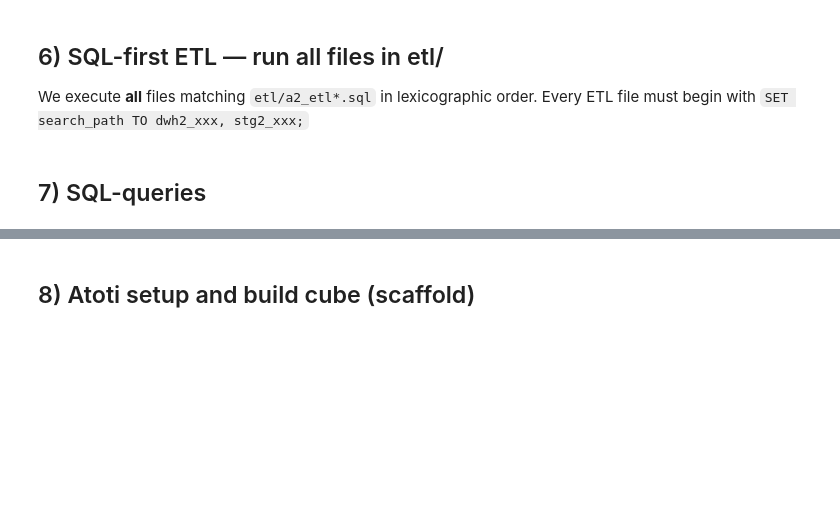
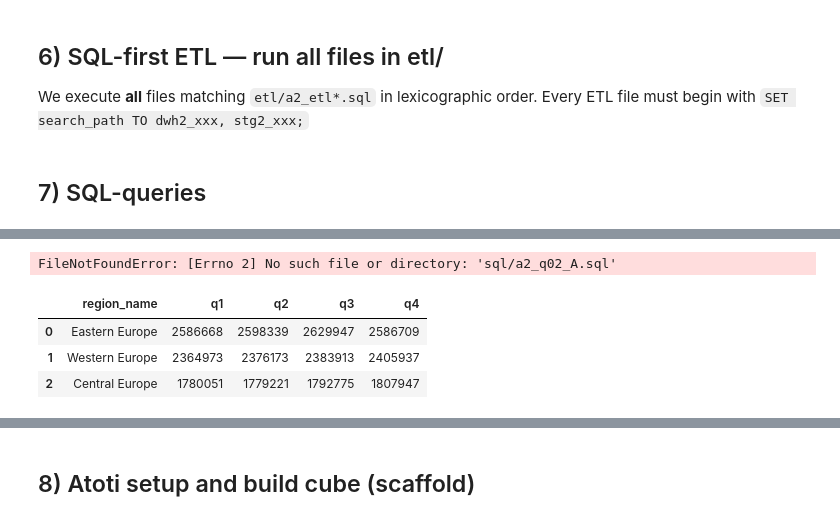
Before and after one commit to B-Guard/BI_088, a Jupyter notebook: BI_Projects/DWH2_088/AirQ_Part2_088.ipynb, the cells around one changed output, grey strips where cells are left out. Saved outputs shown, nothing was run; the diff lists cells and outputs as text; code cells hidden in the pictures; blank space fills up the shorter version.

```diff
--- a/BI_Projects/DWH2_088/AirQ_Part2_088.ipynb
+++ b/BI_Projects/DWH2_088/AirQ_Part2_088.ipynb
@@ -340,0 +429,13 @@ display(df)
+# %%
+df = run_sqlscript("sql/a2_q02_A.sql", engine=engine, progress=VERBOSE_SQL)
+display(df)
+# %% [output]
+FileNotFoundError: [Errno 2] No such file or directory: 'sql/a2_q02_A.sql'
+# %%
+df = run_sqlscript("sql/a2_q04_A.sql", engine=engine, progress=VERBOSE_SQL)
+display(df)
+# %% [output]
+|  | region_name | q1 | q2 | q3 | q4 |
+| 0 | Eastern Europe | 2586668 | 2598339 | 2629947 | 2586709 |
+| 1 | Western Europe | 2364973 | 2376173 | 2383913 | 2405937 |
+| 2 | Central Europe | 1780051 | 1779221 | 1792775 | 1807947 |
```
Also changed, not shown: parts of 16 cells of this notebook, 5 other files.
